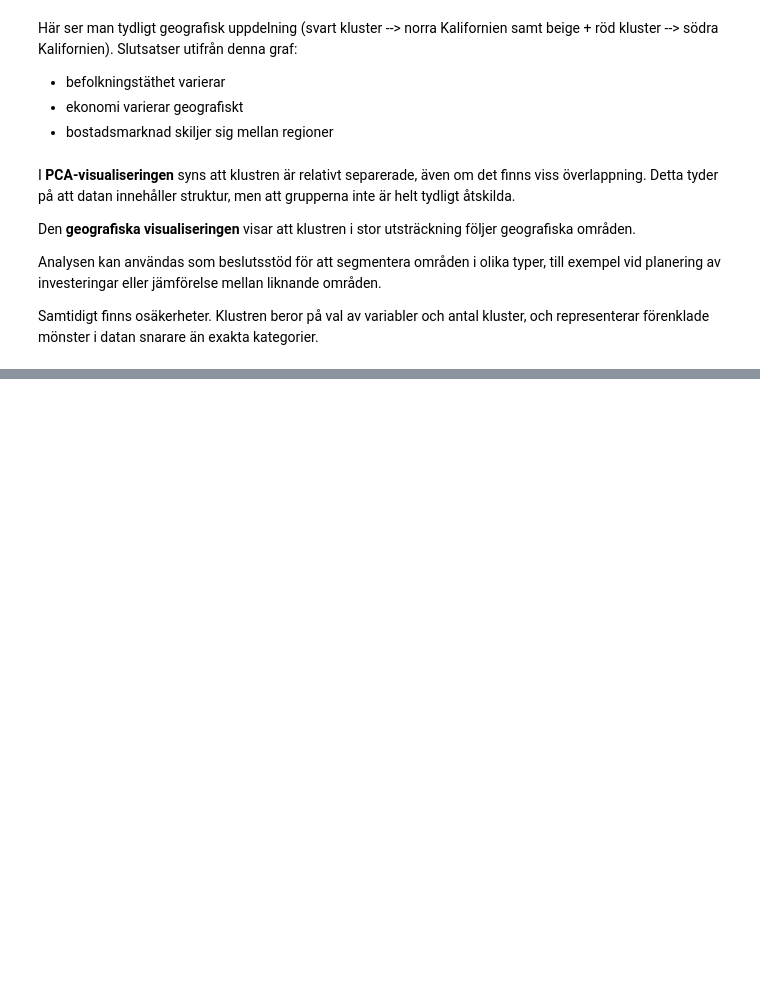
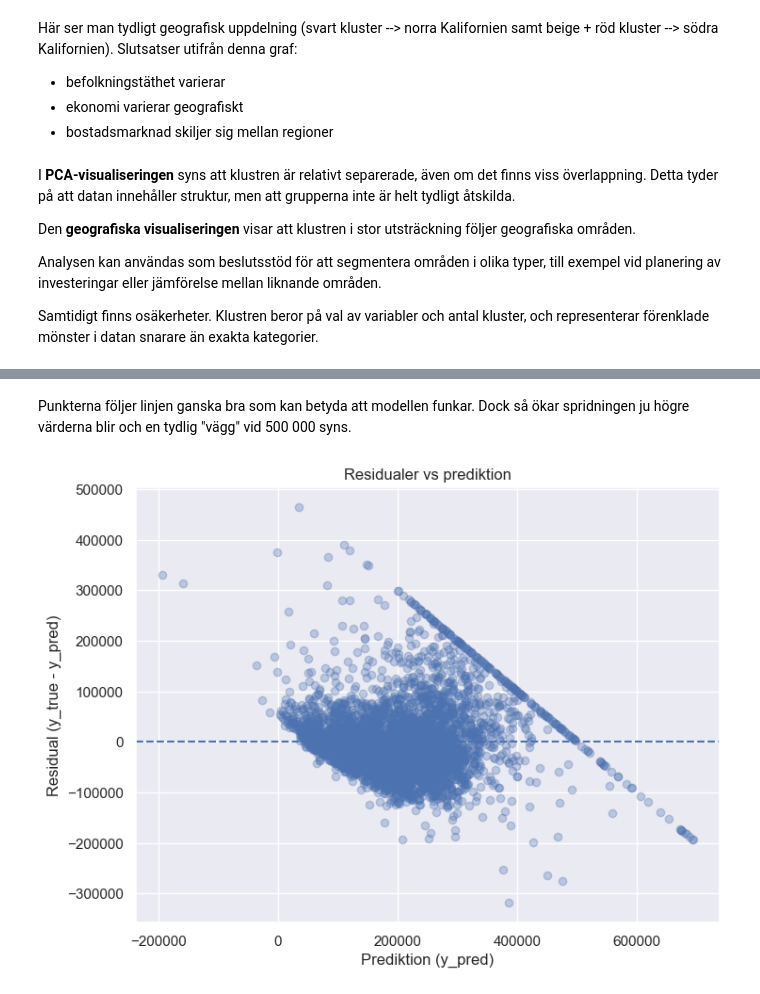
Before and after one commit to KataBeh/California-Housing, a Jupyter notebook: ML_Uppgift1_Katarina_Behrami.ipynb, the cells around one changed output, grey strips where cells are left out. Saved outputs shown, nothing was run; the diff lists cells and outputs as text; code cells hidden in the pictures; blank space fills up the shorter version.

```diff
--- a/ML_Uppgift1_Katarina_Behrami.ipynb
+++ b/ML_Uppgift1_Katarina_Behrami.ipynb
@@ -650,0 +763,14 @@ Samtidigt finns osäkerheter. Klustren beror på val av variabler och antal klus
+# %% [markdown]
+Punkterna följer linjen ganska bra som kan betyda att modellen funkar. Dock så ökar spridningen ju högre värderna blir och en tydlig "vägg" vid 500 000 syns.
+# %%
+# residualer mot prediktioner:
+plt.figure(figsize=(8, 6))
+plt.scatter(analysis_df["y_pred"], analysis_df["residual"], alpha=0.3)
+plt.axhline(0, linestyle="--")
+plt.title("Residualer vs prediktion")
+plt.xlabel("Prediktion (y_pred)")
+plt.ylabel("Residual (y_true - y_pred)")
+plt.grid(True)
+plt.show()
+# %% [output]
+[figure, added]
```
Also changed, not shown: parts of 26 cells of this notebook.
